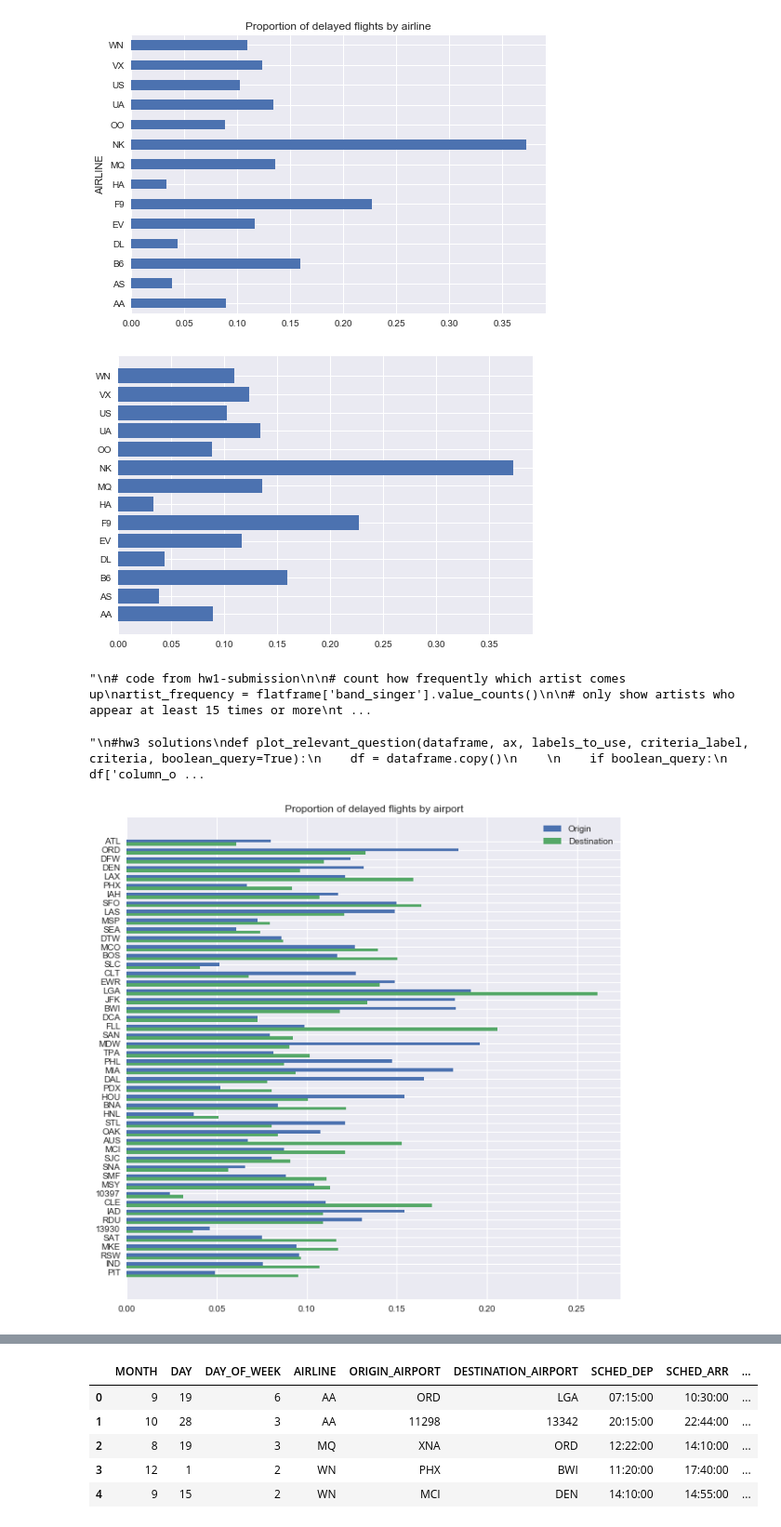
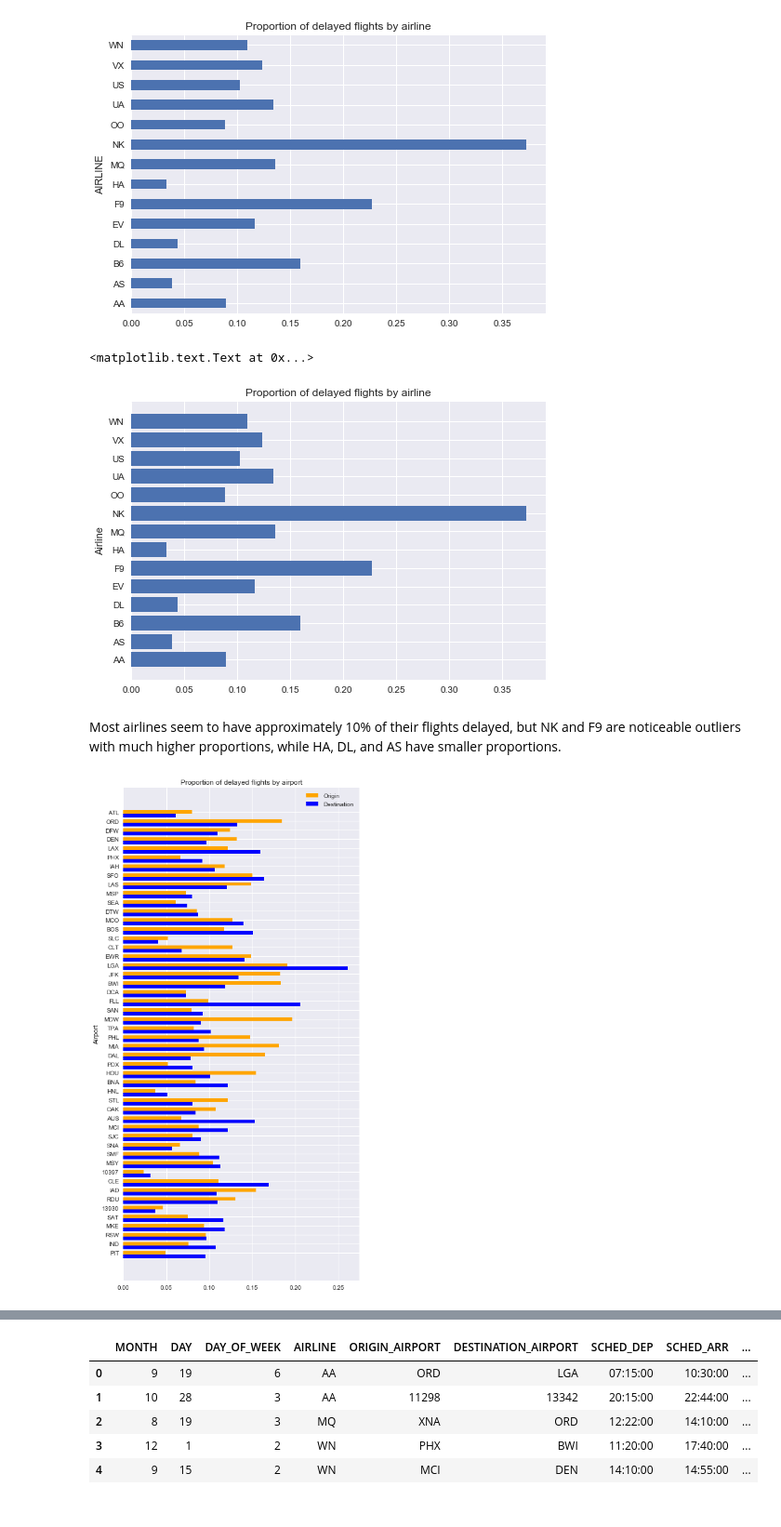
Before and after one commit to Jchea15/a-2017, a Jupyter notebook: cs109a_midterm_2017-v2-subset.ipynb, the cells around one changed output, grey strips where cells are left out. Shown at 93% size. Drawn from its saved outputs; the diff is of its cells as text; code cells hidden in the pictures.

```diff
--- a/cs109a_midterm_2017-v2-subset.ipynb
+++ b/cs109a_midterm_2017-v2-subset.ipynb
@@ -179,71 +175,17 @@ delayed_prop['airline'].plot(kind="barh", title="Proportion of delayed flights b
 <matplotlib.axes._subplots.AxesSubplot at 0x...>
 [figure]
 # %%
-# can make this prettier later using code below
 airlines = delayed_prop['airline'].index
 nums = np.arange(len(airlines))
 plt.barh(nums, delayed_prop['airline'].values)
 ticks = plt.yticks(nums,airlines)
+plt.title("Proportion of delayed flights by airline")
+plt.ylabel("Airline")
 # %% [output]
+<matplotlib.text.Text at 0x...>
-[figure, old version]
+[figure, new version]
-# %%
-'''
-# code from hw1-submission
-
-# count how frequently which artist comes up
-artist_frequency = flatframe['band_singer'].value_counts()
-
-# only show artists who appear at least 15 times or more
-top_artist_frequency = artist_frequency[artist_frequency > 14]
-
-# plot a bar chart with the frequency an artist is in the top 100
-sns.reset_defaults()
-plt.figure(figsize=(5,4))
-ax = plt.gca()
-# store collected values in new lists, for plotting
-artists = top_artist_frequency.index
-freq = top_artist_frequency.values
-nums = np.arange(len(top_artist_frequency))
-plt.barh(nums, freq)
-# annotate bars with frequency
-for p, c, ch in zip(nums, artists, freq):
-    plt.annotate(str(ch), xy=(ch + 0.25, p), va = 'center')
-# editing ticks
-ticks = plt.yticks(nums, artists)
-xt = plt.xticks()[0]
-plt.xticks(xt, [' '] * len(xt))
-plt.grid(axis = 'x', color ='white', linestyle='-')
-ax.tick_params(axis='both', which='both',length=0)
-# invert y-axis
-plt.gca().invert_yaxis()
-# remove all axes
-sns.despine(left=True, bottom=True)
-'''
-# %% [output]
-"\n# code from hw1-submission\n\n# count how frequently which artist comes up\nartist_frequency = flatframe['band_singer'].value_counts()\n\n# only show artists who appear at least 15 times or more\nt ...
-# %%
-'''
-#hw3 solutions
-def plot_relevant_question(dataframe, ax, labels_to_use, criteria_label, criteria, boolean_query=True):
-    df = dataframe.copy()
-
-    if boolean_query:
-        df['column_of_interest'] = df[criteria_label].isin(criteria)
-        for g, group in df.groupby('column_of_interest'):
-            group['count'].plot(kind='hist', ax=ax, alpha=0.3, label = labels_to_use[g])
-        ax.legend(loc='best')
-
-    else:
-        for i, (g, group) in enumerate(df.groupby(criteria_label)):
-            group['count'].plot(kind='hist', ax=ax[i], bins=10, alpha=0.3, label = labels_to_use[i])
-            ax[i].set_title(labels_to_use[i])
-            ax[i].set_xlim(0,9000)
-
-fig, ax = plt.subplots(1,2,figsize=(15,5))
-plot_relevant_question(df, ax[0], )
-'''
-# %% [output]
-"\n#hw3 solutions\ndef plot_relevant_question(dataframe, ax, labels_to_use, criteria_label, criteria, boolean_query=True):\n    df = dataframe.copy()\n    \n    if boolean_query:\n        df['column_o ...
+# %% [markdown]
+Most airlines seem to have approximately 10% of their flights delayed, but NK and F9 are noticeable outliers with much higher proportions, while HA, DL, and AS have smaller proportions.
 # %%
 # top 50 airports by number of flights originating from there
 topairport = df['ORIGIN_AIRPORT'].value_counts()[:50].index
@@ -254,14 +196,15 @@ delayed_prop['top_origin_airport'] = delayed_prop['origin_airport'][topairport]
 delayed_prop['dest_airport'] = df.groupby(['DESTINATION_AIRPORT'])['DELAY_OR_NOT'].sum()/df.groupby(['DESTINATION_AIRPORT'])['DELAY_OR_NOT'].count()
 delayed_prop['top_dest_airport'] = delayed_prop['dest_airport'][topairport]
 # %%
-width = 0.35
-fig, ax = plt.subplots(figsize=(10,10))
+width = 0.4
+fig, ax = plt.subplots(figsize=(7,15))
 nums = np.arange(len(topairport))
-ax.barh(nums, delayed_prop['top_origin_airport'].values, width, label = "Origin")
-ax.barh(nums+width, delayed_prop['top_dest_airport'].values, width, label = "Destination")
+ax.barh(nums, delayed_prop['top_origin_airport'].values, width, label = "Origin", color='orange')
+ax.barh(nums+width, delayed_prop['top_dest_airport'].values, width, label = "Destination", color='blue')
 ticks = plt.yticks(nums,topairport)
 ax.set_title("Proportion of delayed flights by airport")
 ax.legend(loc='best')
+plt.ylabel("Airport")
 plt.gca().invert_yaxis()
 # %% [output]
-[figure, old version]
+[figure, new version]
```
Also changed, not shown: parts of 60 cells of this notebook.
